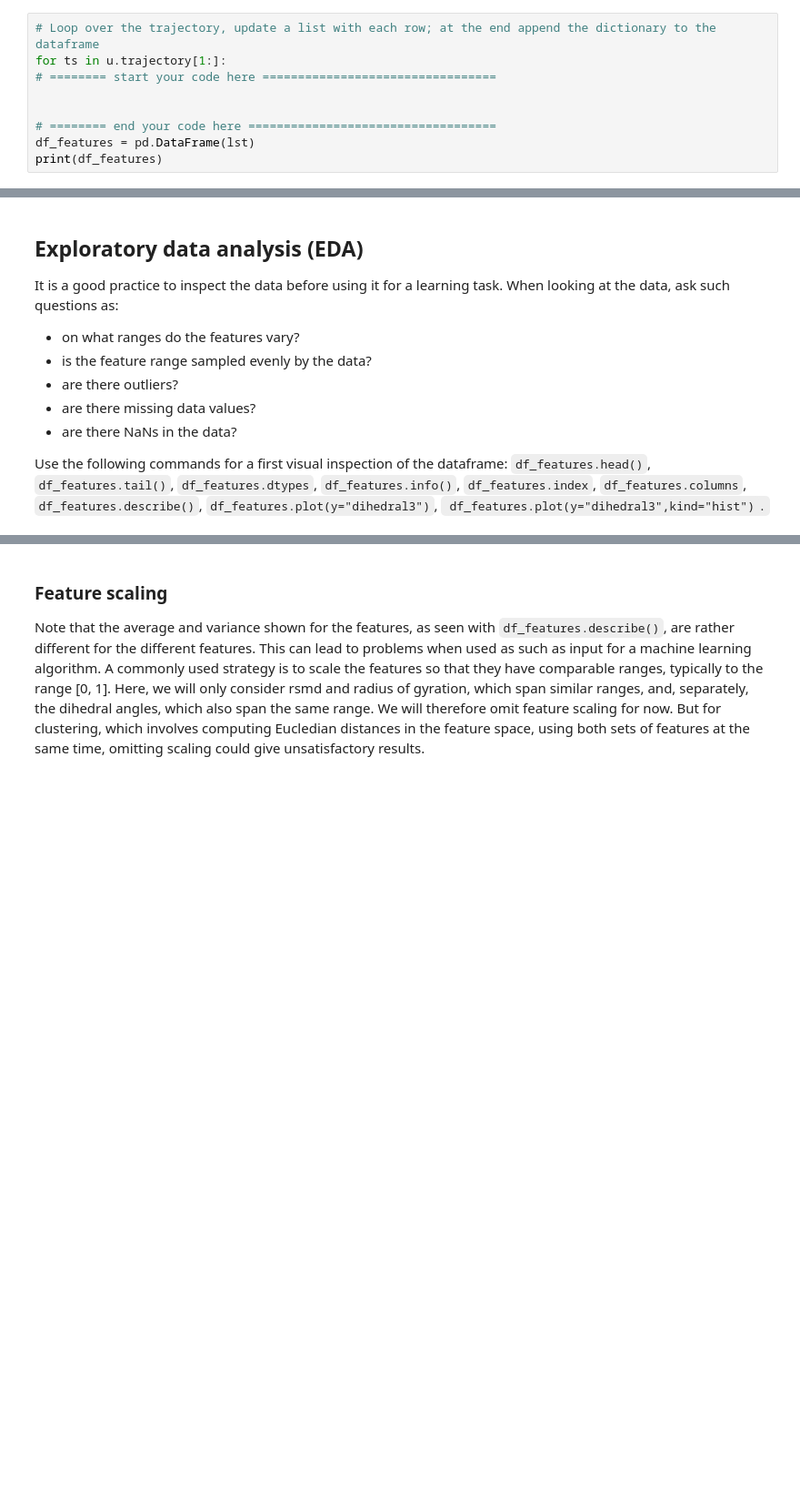
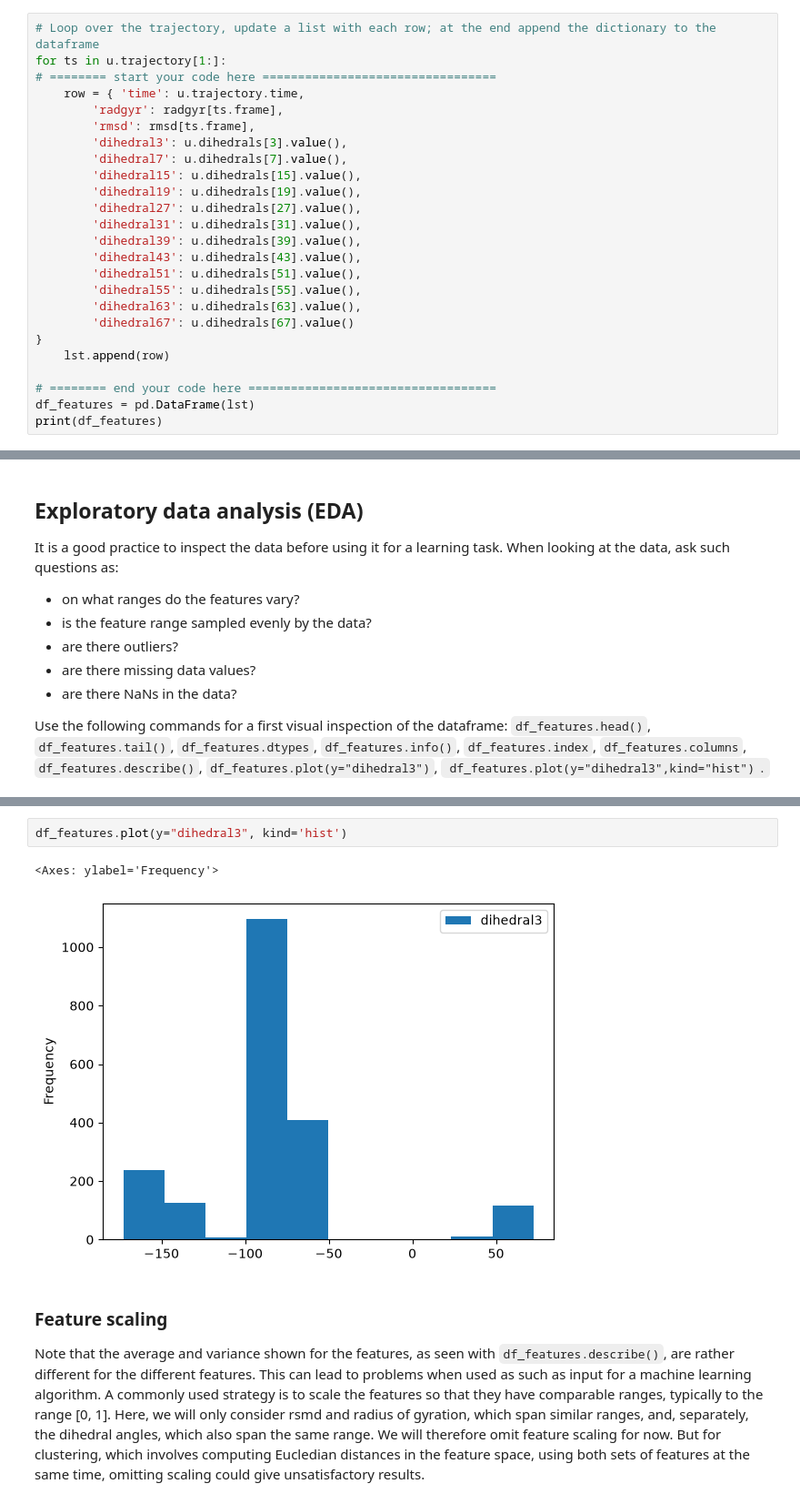
Before and after one commit to pedroazara/dinamica-molecular, a Jupyter notebook: notebooks/01_exercicio_molsim.ipynb, the cells around one changed output, grey strips where cells are left out. Shown at 91% size. Drawn from its saved outputs; the diff is of its cells as text; blank space fills up the shorter version.

```diff
--- a/notebooks/01_exercicio_molsim.ipynb
+++ b/notebooks/01_exercicio_molsim.ipynb
@@ -226,7 +240,23 @@ lst
 # Loop over the trajectory, update a list with each row; at the end append the dictionary to the dataframe
 for ts in u.trajectory[1:]:
 # ======== start your code here =================================
-
+    row = { 'time': u.trajectory.time,
+        'radgyr': radgyr[ts.frame],
+        'rmsd': rmsd[ts.frame],
+        'dihedral3': u.dihedrals[3].value(),
+        'dihedral7': u.dihedrals[7].value(),
+        'dihedral15': u.dihedrals[15].value(),
+        'dihedral19': u.dihedrals[19].value(),
+        'dihedral27': u.dihedrals[27].value(),
+        'dihedral31': u.dihedrals[31].value(),
+        'dihedral39': u.dihedrals[39].value(),
+        'dihedral43': u.dihedrals[43].value(),
+        'dihedral51': u.dihedrals[51].value(),
+        'dihedral55': u.dihedrals[55].value(),
+        'dihedral63': u.dihedrals[63].value(),
+        'dihedral67': u.dihedrals[67].value()
+}
+    lst.append(row)
 
 # ======== end your code here ===================================
 df_features = pd.DataFrame(lst)
@@ -246,3 +392,8 @@ Use the following commands for a first visual inspection of the dataframe:
+# %%
+df_features.plot(y="dihedral3", kind='hist')
+# %% [output]
+<Axes: ylabel='Frequency'>
+[figure, added]
 # %% [markdown]
 ### Feature scaling
 
```
Also changed, not shown: parts of 24 cells of this notebook.
